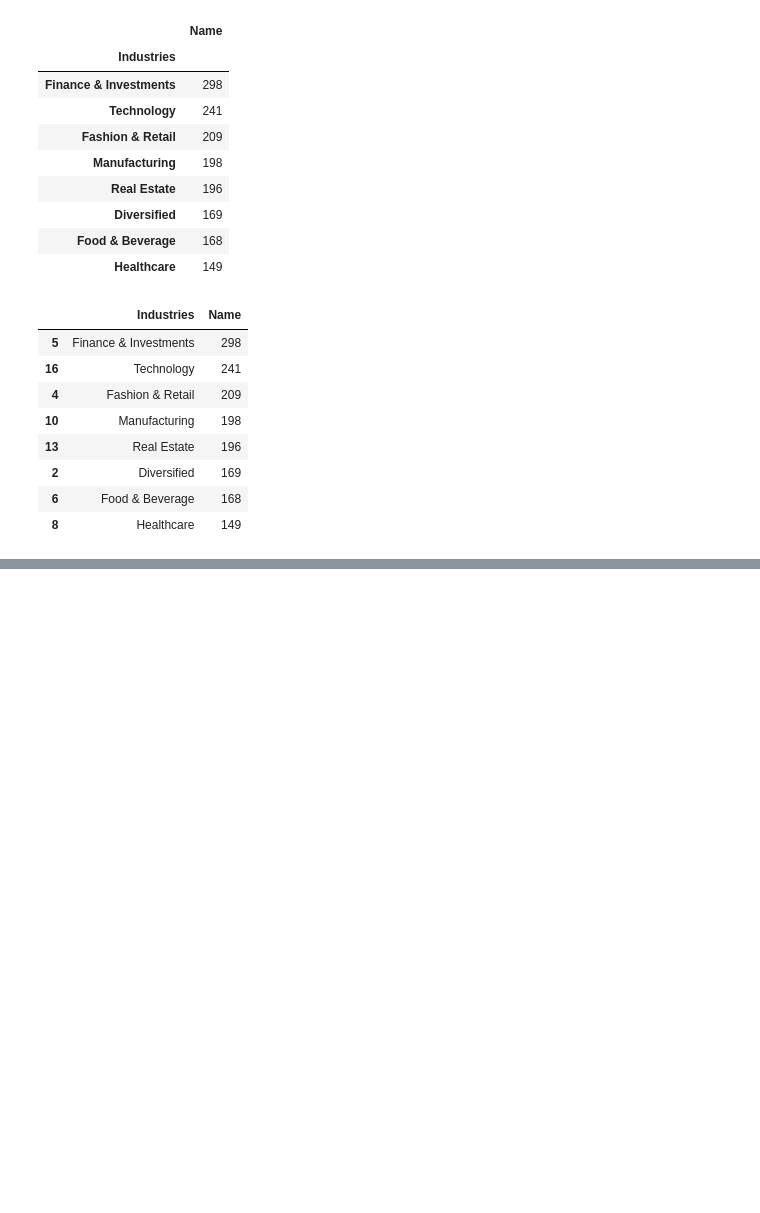
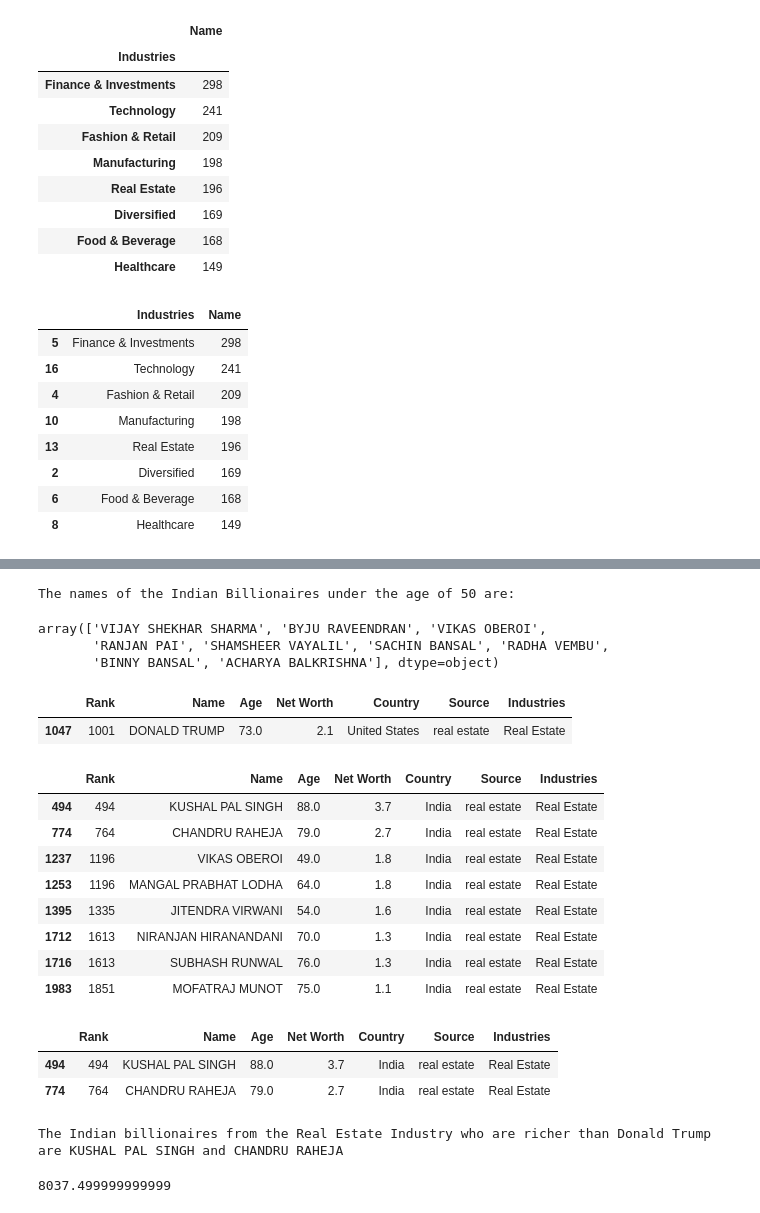
Before and after one commit to poonamks/Demo, a Jupyter notebook: Forbes_Billionaires.ipynb, the cells around one changed output, grey strips where cells are left out. Cells and saved outputs as stored; diff of their text form; code cells hidden in the pictures; blank space fills up the shorter version.

```diff
--- a/Forbes_Billionaires.ipynb
+++ b/Forbes_Billionaires.ipynb
@@ -47,0 +170,40 @@ df_top8
+# %%
+print('The names of the Indian Billionaires under the age of 50 are:')
+Indian_billionaires[Indian_billionaires['Age']<50]['Name'].values
+# %% [output]
+The names of the Indian Billionaires under the age of 50 are:
+array(['VIJAY SHEKHAR SHARMA', 'BYJU RAVEENDRAN', 'VIKAS OBEROI',
+       'RANJAN PAI', 'SHAMSHEER VAYALIL', 'SACHIN BANSAL', 'RADHA VEMBU',
+       'BINNY BANSAL', 'ACHARYA BALKRISHNA'], dtype=object)
+# %%
+df[df['Name']=='DONALD TRUMP']
+# %% [output]
+|  | Rank | Name | Age | Net Worth | Country | Source | Industries |
+| 1047 | 1001 | DONALD TRUMP | 73.0 | 2.1 | United States | real estate | Real Estate |
+# %%
+Indian_billionaires_realestate = Indian_billionaires[Indian_billionaires['Industries']=='Real Estate']
+Indian_billionaires_realestate
+# %% [output]
+|  | Rank | Name | Age | Net Worth | Country | Source | Industries |
+| 494 | 494 | KUSHAL PAL SINGH | 88.0 | 3.7 | India | real estate | Real Estate |
+| 774 | 764 | CHANDRU RAHEJA | 79.0 | 2.7 | India | real estate | Real Estate |
+| 1237 | 1196 | VIKAS OBEROI | 49.0 | 1.8 | India | real estate | Real Estate |
+| 1253 | 1196 | MANGAL PRABHAT LODHA | 64.0 | 1.8 | India | real estate | Real Estate |
+| 1395 | 1335 | JITENDRA VIRWANI | 54.0 | 1.6 | India | real estate | Real Estate |
+| 1712 | 1613 | NIRANJAN HIRANANDANI | 70.0 | 1.3 | India | real estate | Real Estate |
+| 1716 | 1613 | SUBHASH RUNWAL | 76.0 | 1.3 | India | real estate | Real Estate |
+| 1983 | 1851 | MOFATRAJ MUNOT | 75.0 | 1.1 | India | real estate | Real Estate |
+# %%
+Indian_billionaires_realestate[Indian_billionaires_realestate['Net Worth']>df[df['Name']=='DONALD TRUMP'].values[0][3]]
+# %% [output]
+|  | Rank | Name | Age | Net Worth | Country | Source | Industries |
+| 494 | 494 | KUSHAL PAL SINGH | 88.0 | 3.7 | India | real estate | Real Estate |
+| 774 | 764 | CHANDRU RAHEJA | 79.0 | 2.7 | India | real estate | Real Estate |
+# %%
+print('The Indian billionaires from the Real Estate Industry who are richer than Donald Trump are',Indian_billionaires_realestate[Indian_billionaires_realestate['Net Worth']>df[df['Name']=='DONALD TRUMP'].values[0][3]].iloc[0:2,1:2].values[0][0],'and',Indian_billionaires_realestate[Indian_billionaires_realestate['Net Worth']>df[df['Name']=='DONALD TRUMP'].values[0][3]].iloc[0:2,1:2].values[1][0])
+# %% [output]
+The Indian billionaires from the Real Estate Industry who are richer than Donald Trump are KUSHAL PAL SINGH and CHANDRU RAHEJA
+# %%
+df['Net Worth'].sum()
+# %% [output]
+8037.499999999999
```
Also changed, not shown: parts of 14 cells of this notebook.
